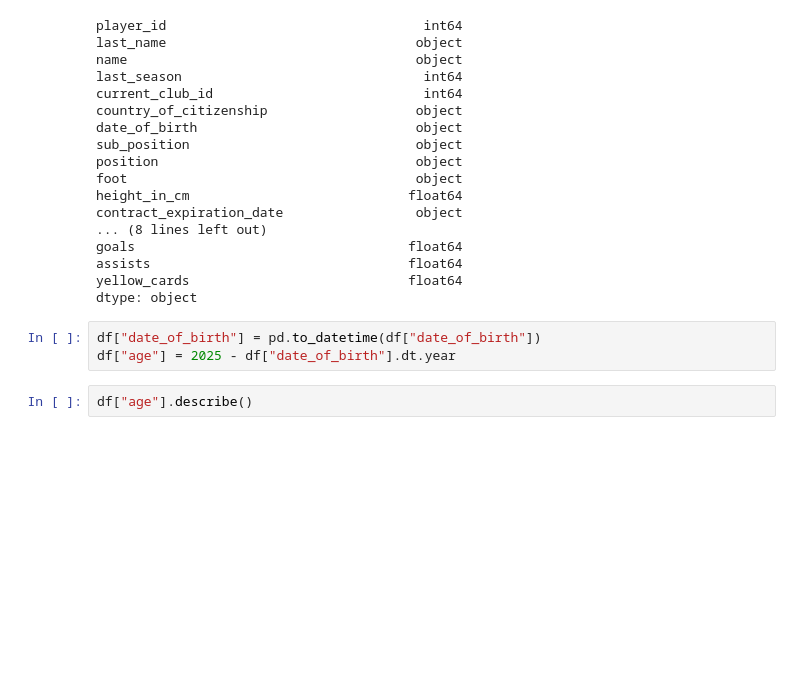
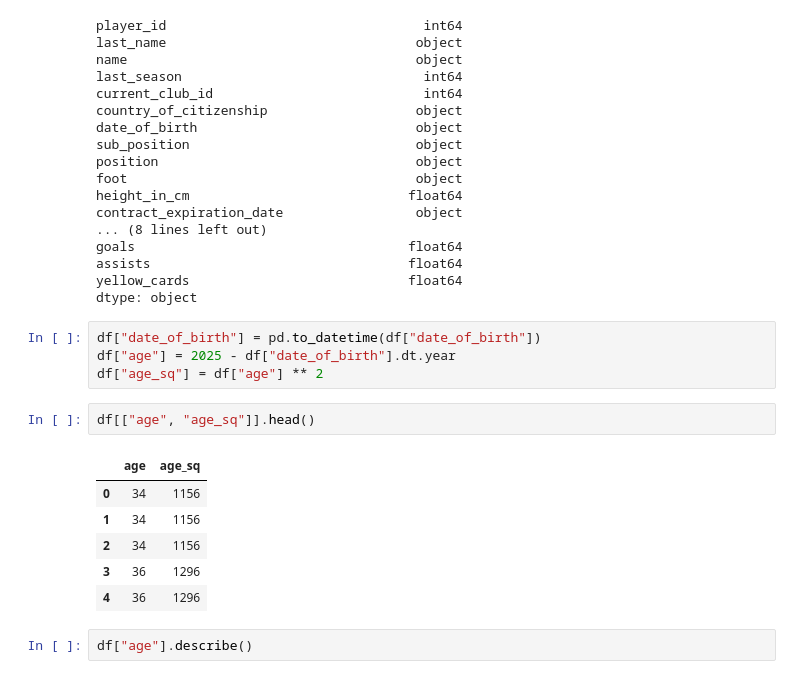
Before and after one commit to bulentalkan/mltraining, a Jupyter notebook: 6-FBProject.ipynb, the cells around one changed output. Saved outputs shown, nothing was run; the diff lists cells and outputs as text; blank space fills up the shorter version.

```diff
--- a/6-FBProject.ipynb
+++ b/6-FBProject.ipynb
@@ -384,6 +384,16 @@ dtype: object
 # %%
 df["date_of_birth"] = pd.to_datetime(df["date_of_birth"])
 df["age"] = 2025 - df["date_of_birth"].dt.year
+df["age_sq"] = df["age"] ** 2
+# %%
+df[["age", "age_sq"]].head()
+# %% [output]
+|  | age | age_sq |
+| 0 | 34 | 1156 |
+| 1 | 34 | 1156 |
+| 2 | 34 | 1156 |
+| 3 | 36 | 1296 |
+| 4 | 36 | 1296 |
 # %%
 df["age"].describe()
 # %% [output]
```
Also changed, not shown: parts of 51 cells of this notebook.
